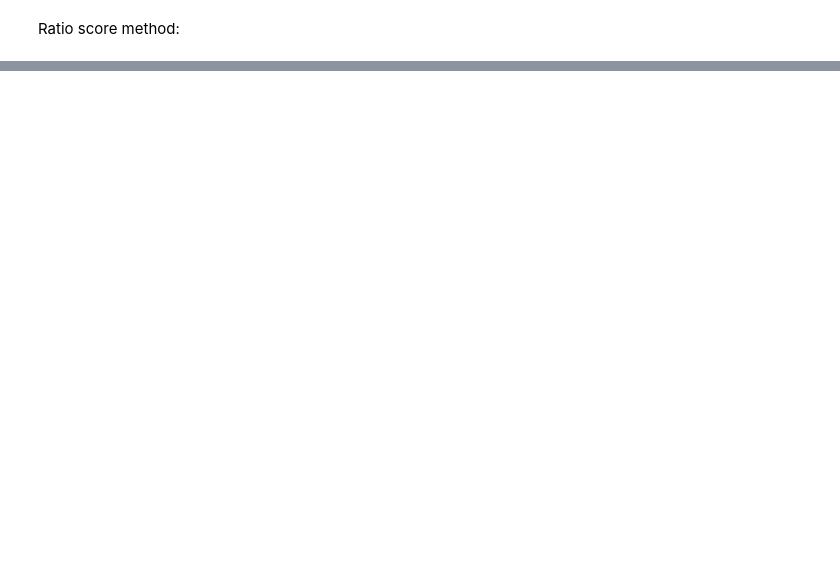
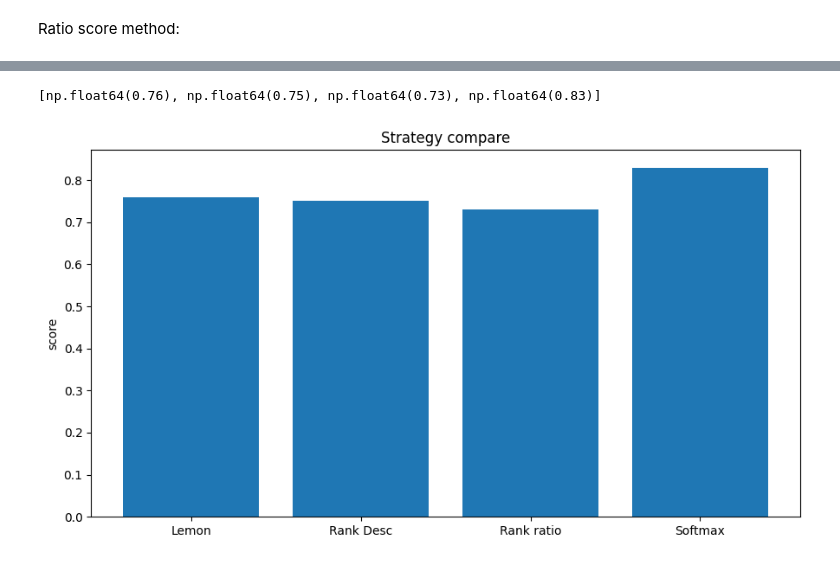
Before and after one commit to Jvsin/ai-studies, a Jupyter notebook: mpad/lab11/Piotr_Jasiński_lab11.ipynb, the cells around one changed output, grey strips where cells are left out. Drawn from its saved outputs; the diff is of its cells as text; code cells hidden in the pictures; blank space fills up the shorter version.

```diff
--- a/mpad/lab11/Piotr_Jasiński_lab11.ipynb
+++ b/mpad/lab11/Piotr_Jasiński_lab11.ipynb
@@ -279,11 +344,19 @@ for _ in range(SIM_NUMS):
     factory = Factory()
     factory.set_batches(qualities)
     results, batch_success, batch_total = factory.ratio_geometric_method(STEPS)
+    for i, b in enumerate(factory.batches):
+        print(f"Batch {i}: Alpha: {b.alpha} | Beta: {b.beta}")
     factory.reset()
     ratio_scores.append(results / STEPS)
 
+    if _ < 1:
+        print(f"Success rate: {results / STEPS}")
+        print(batch_success)
+        print(batch_total)
+
+scores.append(np.average(ratio_scores))
 print(f"Avg. success rate: {sum(ratio_scores) / SIM_NUMS}")
 print("Successful batch use:")
 for i in range(len(qualities)):
-    print(f"Batch {i}: {batch_success[i]}/{batch_total[i]}")
+    print(f"Batch {i} (qual: {qualities[i]}): {batch_success[i]}/{batch_total[i]}")
 # %% [output]
@@ -296,0 +380,21 @@ Batch 4: 55.0/72.0
+# %%
+softmax_scores = []
+for _ in range(SIM_NUMS):
+    factory = Factory()
+    factory.set_batches(qualities)
+    results, batch_success, batch_total = factory.softmax_method(STEPS)
+    for i, b in enumerate(factory.batches):
+        print(f"Batch {i}: Alpha: {b.alpha} | Beta: {b.beta}")
+    factory.reset()
+    softmax_scores.append(results / STEPS)
+
+    if _ < 1:
+        print(f"Success rate: {results / STEPS}")
+        print(batch_success)
+        print(batch_total)
+
+scores.append(np.average(softmax_scores))
+print(f"Avg. success rate: {sum(softmax_scores) / SIM_NUMS}")
+print("Successful batch use:")
+for i in range(len(qualities)):
+    print(f"Batch {i} (qual: {qualities[i]}): {batch_success[i]}/{batch_total[i]}")
@@ -296,0 +417,12 @@ Batch 4: 55.0/72.0
+# %%
+names = ["Lemon", "Rank Desc", "Rank ratio", "Softmax"]
+print(scores)
+plt.figure(figsize=(9,5))
+plt.bar(names, scores)
+plt.ylabel("score")
+plt.title("Strategy compare")
+plt.tight_layout()
+plt.show()
+# %% [output]
+[np.float64(0.76), np.float64(0.75), np.float64(0.73), np.float64(0.83)]
+[figure, added]
```
Also changed, not shown: parts of 8 cells of this notebook.
